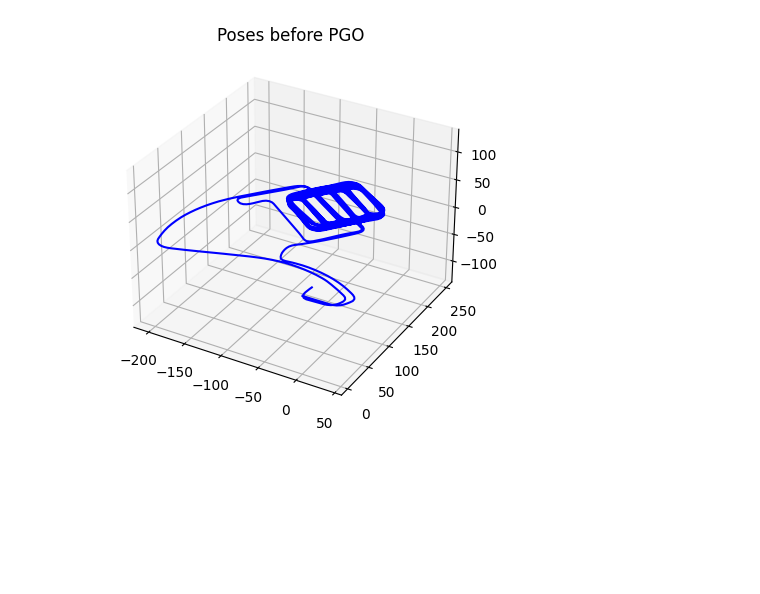
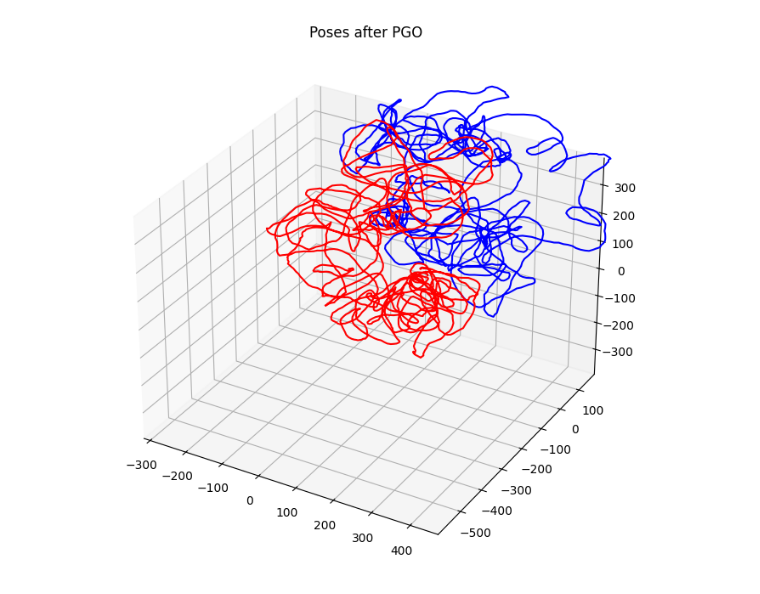
Before and after one commit to VineetTambe/symforce-pgo, a Jupyter notebook: pose_graph_opt/src/sym-pgo.ipynb, the cells around one changed output. Drawn from its saved outputs; the diff is of its cells as text; code cells hidden in the pictures; blank space fills up the shorter version.

Commit message:
sphere pgo

```diff
--- a/pose_graph_opt/src/sym-pgo.ipynb
+++ b/pose_graph_opt/src/sym-pgo.ipynb
@@ -141,11 +173,13 @@ def build_values(filename_path: str) -> T.Tuple[Values, int]:
 # print(num)
 # %%
 def pose_prior_residual(
-        pose0: sf.Pose3,
-        posePrior: sf.Pose3,
-        epsilon: sf.Scalar
-    ) -> sf.V6:
-    return sf.V6(pose0.local_coordinates(posePrior, epsilon=epsilon))
+    pose0: sf.Pose3, posePrior: sf.Pose3, diagonal_sigmas: sf.V6, epsilon: sf.Scalar
+) -> sf.V6:
+    tangent_error = pose0.local_coordinates(posePrior, epsilon=epsilon)
+    return T.cast(
+        sf.V6, sf.M.diag(diagonal_sigmas.to_flat_list()).inv() * sf.V6(tangent_error)
+    )
+
 
 def odometry_residual(
     world_T_a: sf.Pose3,
@@ -197,7 +240,9 @@ def build_factors(num_nodes: int, values: Values) -> T.Iterator[Factor]:
 from symforce.opt.optimizer import Optimizer
 
 _values, _num_nodes = build_values(
-    "/home/vrex/symForce/symforce_ws/pose_graph_opt/data/parking-garage.g2o"
+    # "/home/vrex/symForce/symforce_ws/pose_graph_opt/data/parking-garage.g2o"
+    # "/home/vineet/symforce_ws/pose_graph_opt/data/parking-garage.g2o"
+    "/home/vineet/symforce_ws/pose_graph_opt/data/sphere_bignoise_vertex3.g2o"
 )
 # %%
 # Create factors
@@ -279,24 +324,31 @@ def plot_symforce_result(nodes, ax, color="-r", label=""):
     )
     mid_x = (x.max() + x.min()) * 0.5
     mid_y = (y.max() + y.min()) * 0.5
-    mid_z = (z.max() + z.min()) * 0.5
+    # mid_z = (z.max() + z.min()) * 0.5
+    mid_z = 0
     ax.set_xlim(mid_x - max_range, mid_x + max_range)
     ax.set_ylim(mid_y - max_range, mid_y + max_range)
     ax.set_zlim(mid_z - max_range, mid_z + max_range)
+    # ax.set_zlim(-10, 10)
     ax.plot(x, y, z, color)
     # ax.legend(str(label))
 # %%
 initial_values, ini_num_nodes = build_values(
-    "/home/vrex/symForce/symforce_ws/pose_graph_opt/data/parking-garage.g2o"
+    # "/home/vrex/symForce/symforce_ws/pose_graph_opt/data/parking-garage.g2o"
+    # "/home/vineet/symforce_ws/pose_graph_opt/data/parking-garage.g2o"
+    "/home/vineet/symforce_ws/pose_graph_opt/data/sphere_bignoise_vertex3.g2o"
 )
 # %%
-est_traj_fig = plt.figure()
+est_traj_fig = plt.figure(figsize=(10, 8))  # Increase the width and height as desired
 ax = est_traj_fig.add_subplot(111, projection="3d")
 # plt.cla()
 plt.title("Poses before PGO")
 plot_nodes(initial_values["nodes"], ax, color="-b", label=str("before"))
 # plot_symforce_result(result.optimized_values["nodes"], ax, label="after")
+plt.title("Poses after PGO")
+plot_symforce_result(result.optimized_values["nodes"], ax, label="after")
+# plt.show()
 plt.show()
 # %% [output]
-[figure, old version]
+[figure, new version]
 # %%
```
Also changed, not shown: parts of 12 cells of this notebook, 1 other file.
